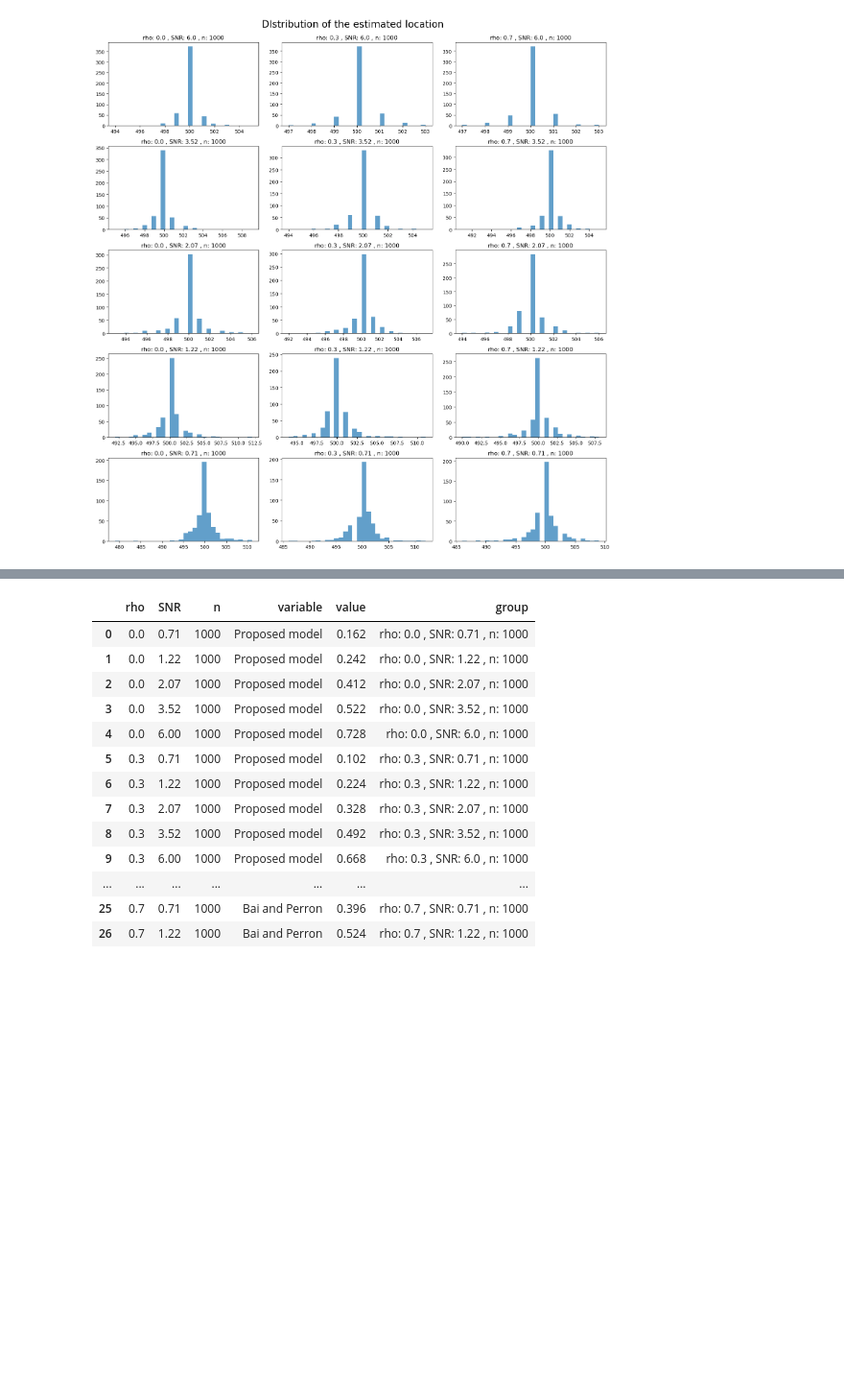
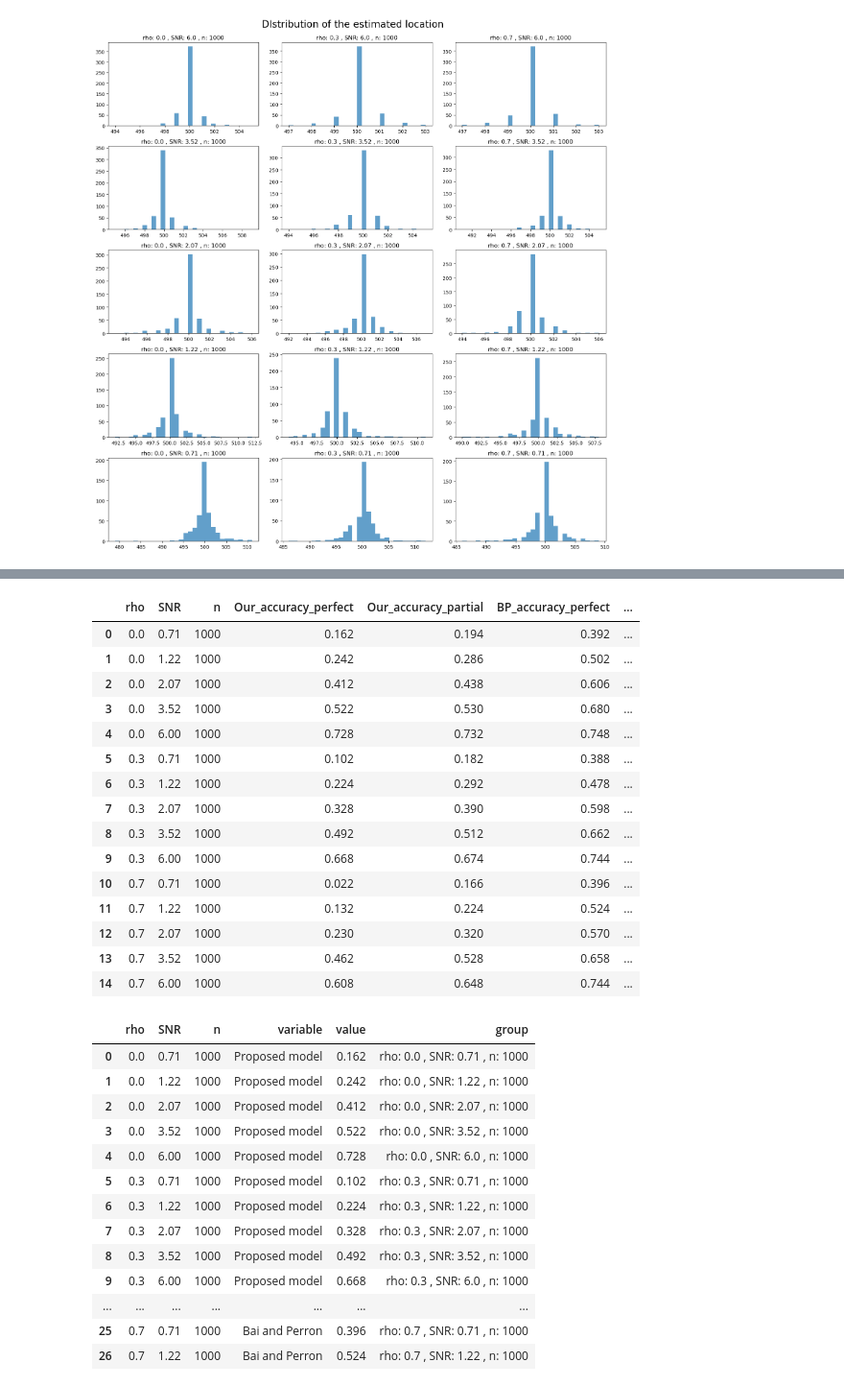
Before and after one commit to TomoyaOzawa-DA/research-project, a Jupyter notebook: SimulationStudy/Tomo-ExtractSimulationResults.ipynb, the cells around one changed output, grey strips where cells are left out. Shown at 96% size. Cells and saved outputs as stored; diff of their text form; code cells hidden in the pictures; blank space fills up the shorter version.

```diff
--- a/SimulationStudy/Tomo-ExtractSimulationResults.ipynb
+++ b/SimulationStudy/Tomo-ExtractSimulationResults.ipynb
@@ -362,6 +387,24 @@ df_BP_count = df_BP_count.rename(columns = {"accuracy_perfect" : "BP_accuracy_pe
 df_count = df_count.rename(columns = {"accuracy_perfect" : "Our_accuracy_perfect","accuracy_partial" : "Our_accuracy_partial" })
 # %%
 df_summary = df_count.drop(["correct_partial", "correct_perfect"], axis = 1).merge(df_BP_count.drop(["correct_partial", "correct_perfect"], axis = 1), how = "left")
+df_summary
+# %% [output]
+|  | rho | SNR | n | Our_accuracy_perfect | Our_accuracy_partial | BP_accuracy_perfect | ... |
+| 0 | 0.0 | 0.71 | 1000 | 0.162 | 0.194 | 0.392 | ... |
+| 1 | 0.0 | 1.22 | 1000 | 0.242 | 0.286 | 0.502 | ... |
+| 2 | 0.0 | 2.07 | 1000 | 0.412 | 0.438 | 0.606 | ... |
+| 3 | 0.0 | 3.52 | 1000 | 0.522 | 0.530 | 0.680 | ... |
+| 4 | 0.0 | 6.00 | 1000 | 0.728 | 0.732 | 0.748 | ... |
+| 5 | 0.3 | 0.71 | 1000 | 0.102 | 0.182 | 0.388 | ... |
+| 6 | 0.3 | 1.22 | 1000 | 0.224 | 0.292 | 0.478 | ... |
+| 7 | 0.3 | 2.07 | 1000 | 0.328 | 0.390 | 0.598 | ... |
+| 8 | 0.3 | 3.52 | 1000 | 0.492 | 0.512 | 0.662 | ... |
+| 9 | 0.3 | 6.00 | 1000 | 0.668 | 0.674 | 0.744 | ... |
+| 10 | 0.7 | 0.71 | 1000 | 0.022 | 0.166 | 0.396 | ... |
+| 11 | 0.7 | 1.22 | 1000 | 0.132 | 0.224 | 0.524 | ... |
+| 12 | 0.7 | 2.07 | 1000 | 0.230 | 0.320 | 0.570 | ... |
+| 13 | 0.7 | 3.52 | 1000 | 0.462 | 0.528 | 0.658 | ... |
+| 14 | 0.7 | 6.00 | 1000 | 0.608 | 0.648 | 0.744 | ... |
 # %%
 df_plot_perfect = df_summary.drop(["Our_accuracy_partial", "BP_accuracy_partial"], axis = 1).rename(columns = {"Our_accuracy_perfect":"Proposed model", "BP_accuracy_perfect": "Bai and Perron"}).melt(id_vars = ["rho", "SNR", "n"])
 df_plot_perfect["group"] = "rho: " + df_plot_perfect["rho"].astype(str) + " , SNR: " + df_plot_perfect["SNR"].astype(str) + " , n: " + df_plot_perfect["n"].astype(str)
```
Also changed, not shown: parts of 11 cells of this notebook, 14 other files.
